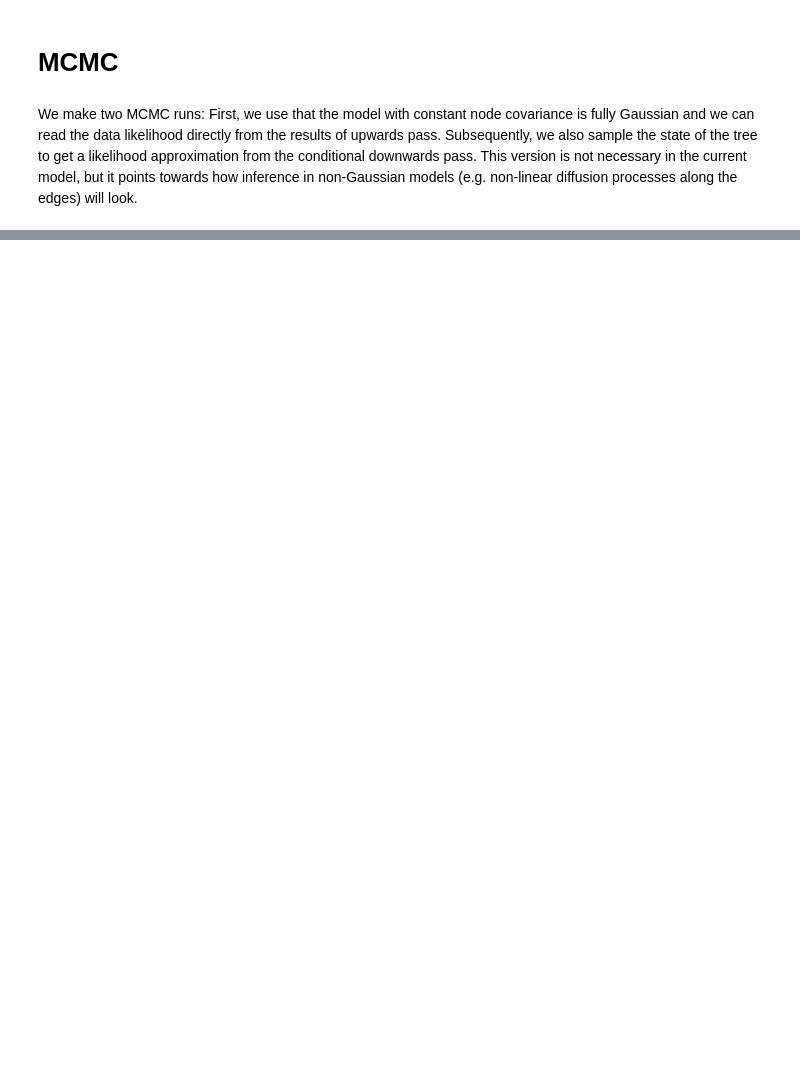
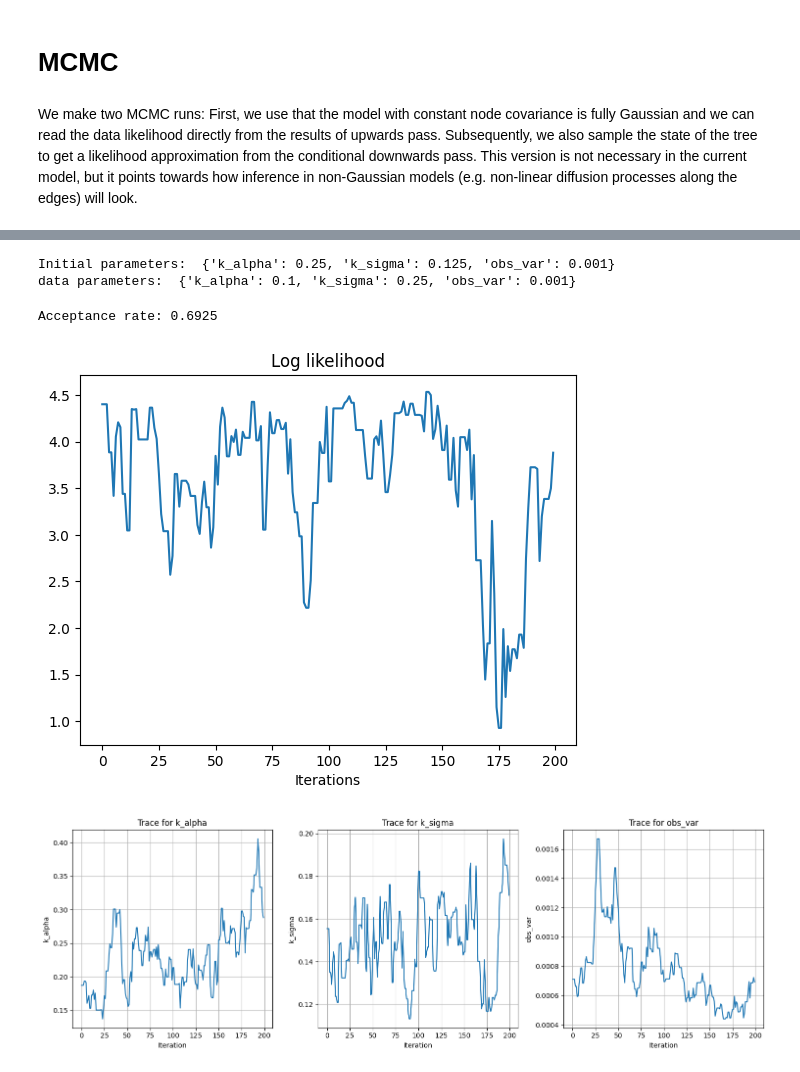
Before and after one commit to ComputationalEvolutionaryMorphometry/hyperiax, a Jupyter notebook: examples/mcmc_Gaussian_BFFG_shapes.ipynb, the cells around one changed output, grey strips where cells are left out. Drawn from its saved outputs; the diff is of its cells as text; code cells hidden in the pictures; blank space fills up the shorter version.

```diff
--- a/examples/mcmc_Gaussian_BFFG_shapes.ipynb
+++ b/examples/mcmc_Gaussian_BFFG_shapes.ipynb
@@ -68,7 +70,7 @@ def a(params): _sigma = sigma(params); return jnp.einsum('ij,kj->ik',_sigma,_sig
 First, we initialize the tree. We set the root to the shape defined above.
 # %%
 # create tree and initialize with noise
-tree = hyperiax.tree.builders.symmetric_tree(1,20)
+tree = hyperiax.tree.builders.symmetric_tree(2,10)
 print('Tree:',tree)
 
 # set edge lengths on all nodes
@@ -327,30 +379,8 @@ zero_noise = lambda tree,key: update_noise_inplace(lambda node,new: jnp.zeros_li
 #@jax.jit
 def down_log_likelihood(noise,value,edge_length,parent_value,params,**args):
     var = edge_length # variance is edge length
-    #covar = jnp.einsum('i,jk->ijk',var,a(params)) # covariance matrix
     covar = a(params)/params['k_alpha']**2 # covariance without amplitude
     sqrt_covar = sigma(params)/params['k_alpha'] # square root covariance without amplitude
-    #sqrt_covar = jnp.real(jax.scipy.linalg.sqrtm(covar))
-    #chol_covar = jax.scipy.linalg.cholesky(covar,lower=True)
-
-    #return {'log_likelihood': jax.vmap(lambda value,m,covar: jax.scipy.stats.multivariate_normal.logpdf(value,m,covar))(value,parent_value,covar)}
-    #return {'log_likelihood': jnp.mean(jax.scipy.stats.norm.logpdf(noise),1) }
-    #return {'log_likelihood': jnp.mean(jax.scipy.stats.norm.logpdf(
-    #    jax.vmap(lambda v,m,covar: jnp.linalg.solve(jnp.real(jax.scipy.linalg.sqrtm(covar)),v-m))(value,parent_value,covar)
-    #    ),1)
-    #    }
-    #return {'log_likelihood': jnp.mean(jax.scipy.stats.norm.logpdf(
-    #    jax.vmap(lambda v,m,covar: jax.scipy.linalg.solve_triangular(jax.scipy.linalg.cholesky(covar,lower=True),v-m))(value,parent_value,covar)
-    #    ),1)
-    #    }
-    #return {'log_likelihood': jnp.mean(
-    #    jax.vmap(lambda v,m,var: jax.scipy.stats.norm.logpdf(jax.scipy.linalg.solve_triangular(chol_covar,v-m),0,jnp.sqrt(var)*params['k_alpha']))(value,parent_value,var)
-    #    ,1)
-    #    }
-    #diffs = jax.vmap(lambda v,m,var: v-m)(value,parent_value,var)
-    #anoise = jax.vmap(lambda v,m,var: jnp.linalg.solve(jnp.sqrt(var)*sqrt_covar,v-m))(value,parent_value,var)
-    #print('z',anoise.shape,jnp.mean(anoise,0),jnp.diag(jnp.cov(anoise.T)))
-    #print('z',anoise.shape,jnp.diag(jnp.cov(anoise.T)))
     return {'log_likelihood': jnp.mean(
         jax.vmap(lambda v,m,var: jax.scipy.stats.norm.logpdf(jnp.linalg.solve(sqrt_covar,v-m),0,jnp.sqrt(var)*params['k_alpha']))(value,parent_value,var)
         ,1)
@@ -366,7 +396,7 @@ def log_likelihood(data,state):
     log_likelihood_tree.root['log_likelihood'] = 0
     tree_log_likelihood = jnp.mean(jnp.array([node['log_likelihood'] for node in log_likelihood_tree.iter_bfs()]))
     residuals = jnp.array([sample['value']-obs['value'] for sample,obs in zip(tree.iter_leaves(),data.iter_leaves())])
-    leaves_log_likelihood = jnp.mean(jax.scipy.stats.norm.logpdf(residuals,0,jnp.sqrt(params['obs_var'].value))
+    leaves_log_likelihood = jnp.mean(jax.scipy.stats.norm.logpdf(residuals,0,jnp.sqrt(params['obs_var'].value)))
     return tree_log_likelihood+leaves_log_likelihood
 
 def log_posterior(data,state):
@@ -393,31 +423,38 @@ def proposal(data, state, key):
 
     # update tree, CN update and forward filtering with the updated noise
     utree_CN = update_CN(utree,subkeys[1])
     dtree = updown.down(utree_CN,new_parameters.values())
+    #dtree = down_unconditional.down(utree_CN,new_parameters.values())
 
     return new_parameters,dtree
 
 # tree values and parameters
 init_params = ParameterStore({
     'k_alpha': VarianceParameter(.25,alpha=3,beta=.5,keep_constant=False), # kernel amplitude, governs global tree variance
-    'k_sigma': VarianceParameter(.5,keep_constant=False), # kernel width, for Gaussian kernels this is proportional to the variance
+    'k_sigma': VarianceParameter(.125,keep_constant=False), # kernel width, for Gaussian kernels this is proportional to the variance
     'obs_var': VarianceParameter(1e-3,alpha=2,beta=.003,keep_constant=False) # observation noise variance. We keep it constant here because of lacking identifiability (which will not be the case with higher-dimensional correlated data)
     })
 print("Initial parameters: ",init_params.values())
 print("data parameters: ",params.values())
 
 # initial state
 leaf_tree.root['value'] = root
 leaf_tree = zero_noise(leaf_tree,key)
 utree = leaf_tree.copy(); init_up(utree,init_params);
 init_state = (init_params,updown.down(updown.up(utree,init_params.values()),init_params.values()))
 
 # Run Metropolis-Hastings
 subkey, key = split(key)
 log_likelihoods, samples = metropolis_hastings(log_posterior, proposal, leaf_tree, init_state, 200, burn_in=200, rng_key=key, savef=lambda state: state[0])
 
 # plot
 plt.plot(log_likelihoods)
 plt.xlabel("Iterations")
 plt.title('Log likelihood')
 trace_plots(samples)
+# %% [output]
+Initial parameters:  {'k_alpha': 0.25, 'k_sigma': 0.125, 'obs_var': 0.001}
+data parameters:  {'k_alpha': 0.1, 'k_sigma': 0.25, 'obs_var': 0.001}
+Acceptance rate: 0.6925
+[figure, added]
+[figure, added]
```
Also changed, not shown: parts of 8 cells of this notebook.
